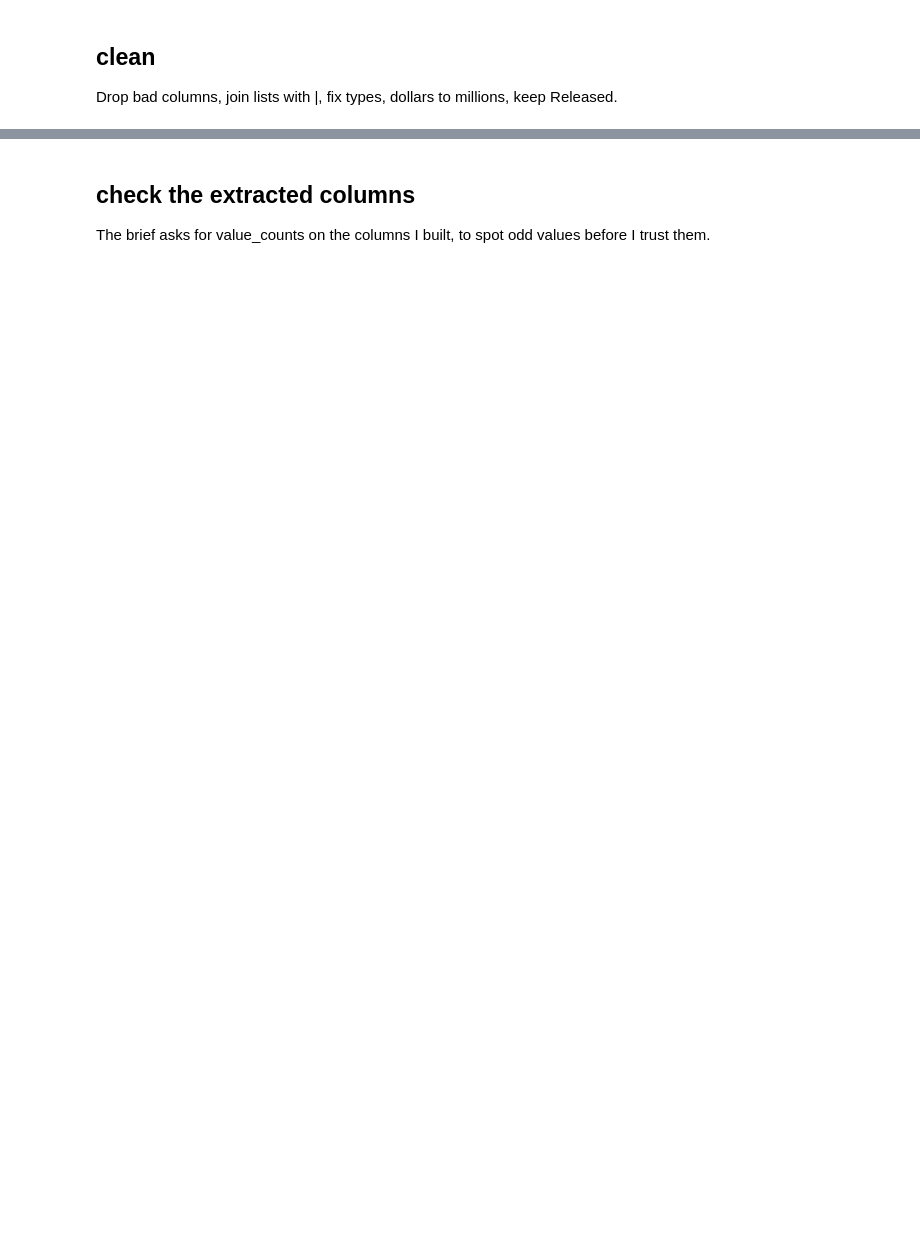
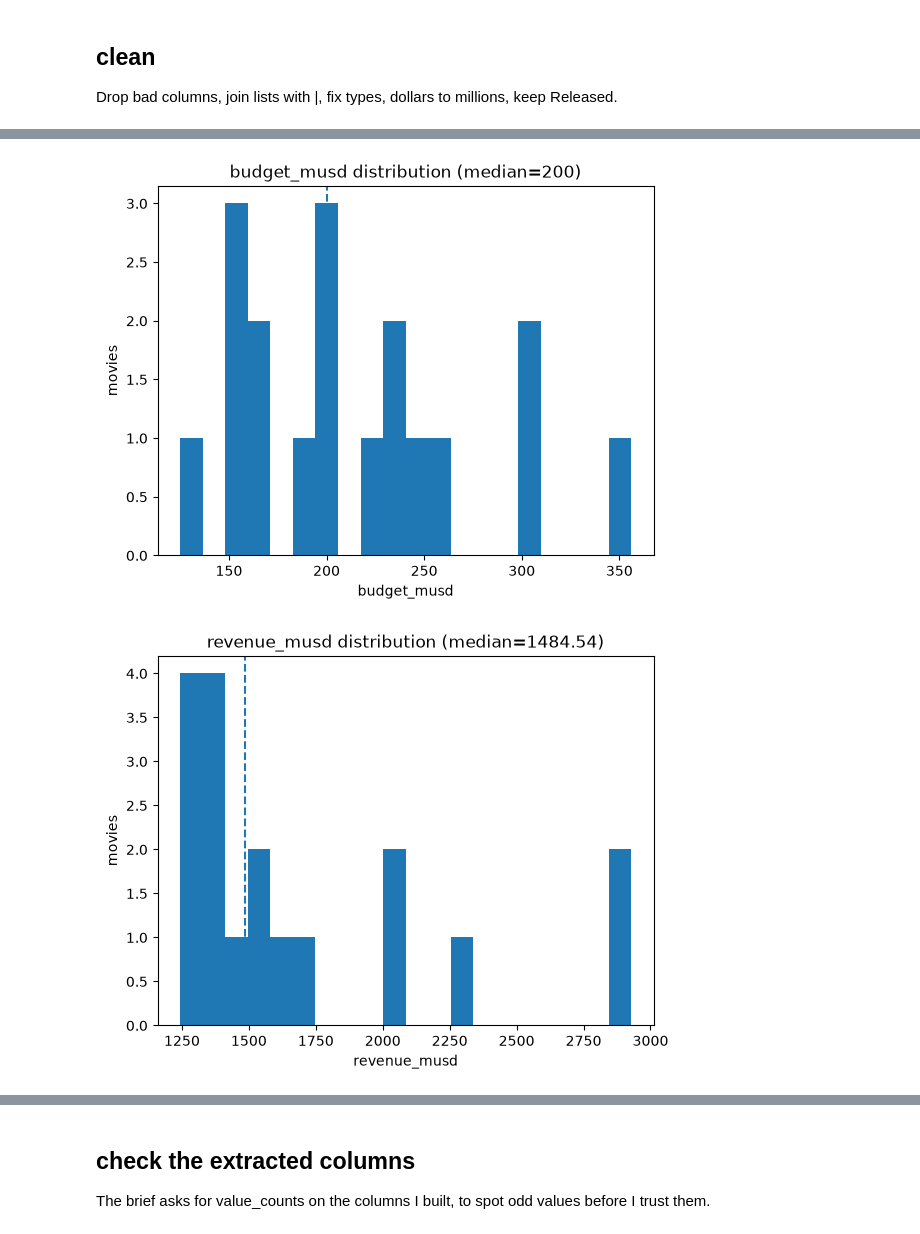
Before and after one commit to kelvee21/tmdb-movie-analysis, a Jupyter notebook: analysis.ipynb, the cells around one changed output, grey strips where cells are left out. Saved outputs shown, nothing was run; the diff lists cells and outputs as text; code cells hidden in the pictures; blank space fills up the shorter version.

```diff
--- a/analysis.ipynb
+++ b/analysis.ipynb
@@ -5,8 +5,8 @@ I fetch 18 movies, clean them, check profit and ratings, then draw charts.
 # %%
 import pandas as pd
-from tmdb_client import fetch_all
+from src.tmdb_client import fetch_all
 
 records = fetch_all()
-df = pd.DataFrame(records)
-print(len(df))
-df[["title", "budget", "revenue"]].head()
+df_raw = pd.DataFrame(records)
+print(len(df_raw))
+df_raw[["title", "budget", "revenue"]].head()
@@ -17,6 +26,6 @@ Drop bad columns, join lists with |, fix types, dollars to millions, keep Releas
 # %%
 from src.cleaning import clean
 
-df2 = clean(df)
-print(df2.shape)
-df2[["title", "genres", "budget_musd", "revenue_musd"]].head()
+df_cleaned = clean(df_raw)
+print(df_cleaned.shape)
+df_cleaned[["title", "genres", "budget_musd", "revenue_musd"]].head()
@@ -22,0 +60,20 @@ df2[["title", "genres", "budget_musd", "revenue_musd"]].head()
+# %%
+from src.visualize import plot_distribution
+
+plot_distribution(df_cleaned, "budget_musd")
+plt.show()
+
+plot_distribution(df_cleaned, "revenue_musd")
+plt.show()
+
+plot_distribution(df_cleaned, "runtime", bins=15)
+plt.show()
+
+plot_distribution(df_cleaned, "vote_average", bins=15)
+plt.show()
+
+plot_distribution(df_cleaned, "popularity")
+plt.show()
+# %% [output]
+[figure, added]
+[figure, added]
```
Also changed, not shown: parts of 14 cells of this notebook, 17 other files.
